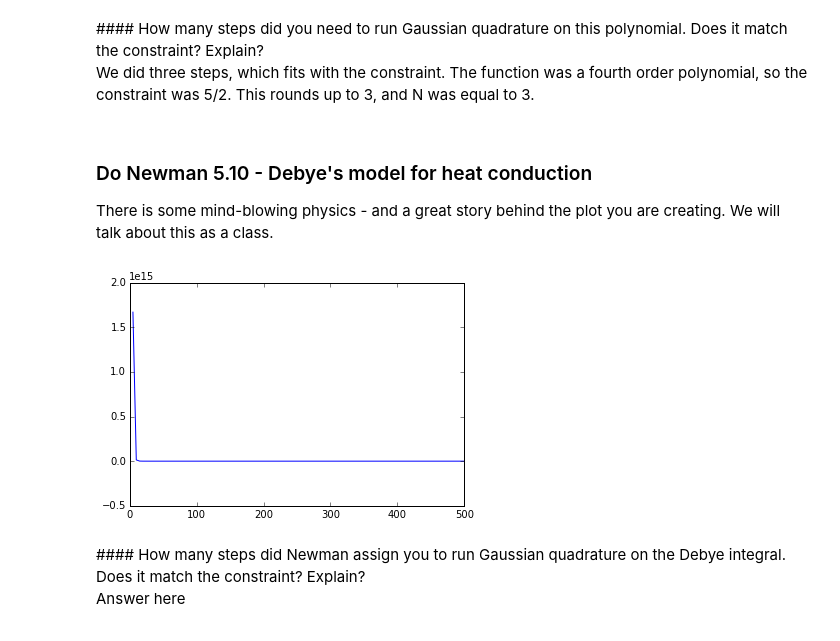
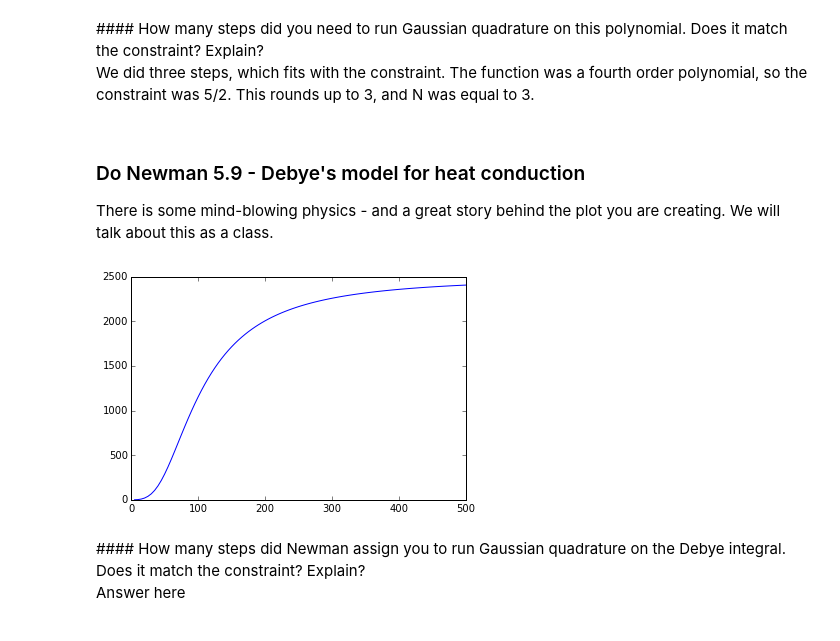
Before and after one commit to Ashardalon125/Weekly-Sessions, a Jupyter notebook: Weekly Session 6.ipynb, the cells around one changed output. Cells and saved outputs as stored; diff of their text form; code cells hidden in the pictures.

```diff
--- a/Weekly Session 6.ipynb
+++ b/Weekly Session 6.ipynb
@@ -252,7 +252,7 @@ print(s)
 We did three steps, which fits with the constraint. The function was a fourth order polynomial, so the constraint was 5/2. This rounds up to 3, and N was equal to 3.
 <div/>
 # %% [markdown]
-### Do Newman 5.10 - Debye's model for heat conduction
+### Do Newman 5.9 - Debye's model for heat conduction
 There is some mind-blowing physics - and a great story behind the plot you are creating.  We will talk about this as a class.
 # %%
 #your code here.
@@ -261,38 +261,40 @@ from math import exp
 %matplotlib inline
 
 def f2 (x):
-    return (x**4)*math.exp
+    #print(x)
+    return (x**4)*math.exp(x)/((math.exp(x)-1)**2)
 
 def cv(T):
 
     V = 0.001 #The volume of the sample in m^3
     rho = 6.022*10**28 #The density of the sample in inverse cubic meters
     k_b = 1.3806*10**(-23) #The Boltzmann Constant
     theta_d = 428 #The Debye temperature in Kelvin
     N = 50 #Number of samples for gaussian quadrature
 
     a = 0
     b = theta_d/T
-    x,w = gaussxw (N,a,b)
+    x,w = gaussxw (N)
     xp = 0.5*(b-a)*x + 0.5*(b+a)
+    #print(xp)
     wp = 0.5*(b-a)*w
 
     s=0.0
     for k in range(N):
-        s += wp[k]*f(xp[k])
+        s += wp[k]*f2(xp[k])
 
     return 9*V*rho*k_b*((T/theta_d)**3)*s
 
 t = np.linspace (5,500,100)
 capacity = []
 
 for i in range (len(t)):
     capacity.append(cv(t[i]))
 
 plt.plot(t,capacity)
 plt.show()
 # %% [output]
-[figure, old version]
+[figure, new version]
 # %% [markdown]
 <div class=answer>
 #### How many steps did Newman assign you to run Gaussian quadrature on the Debye integral.  Does it match the constraint?  Explain?
```
